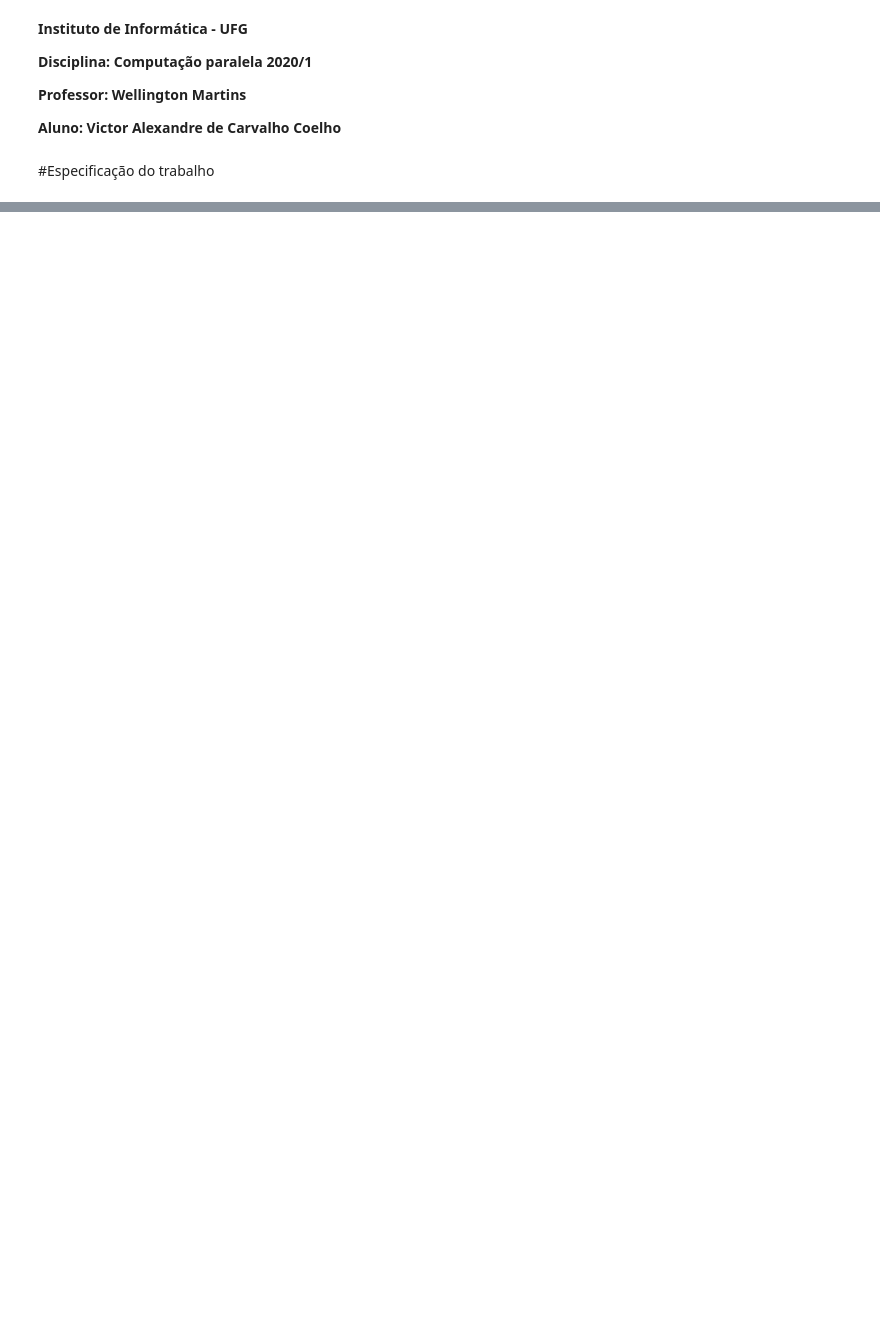
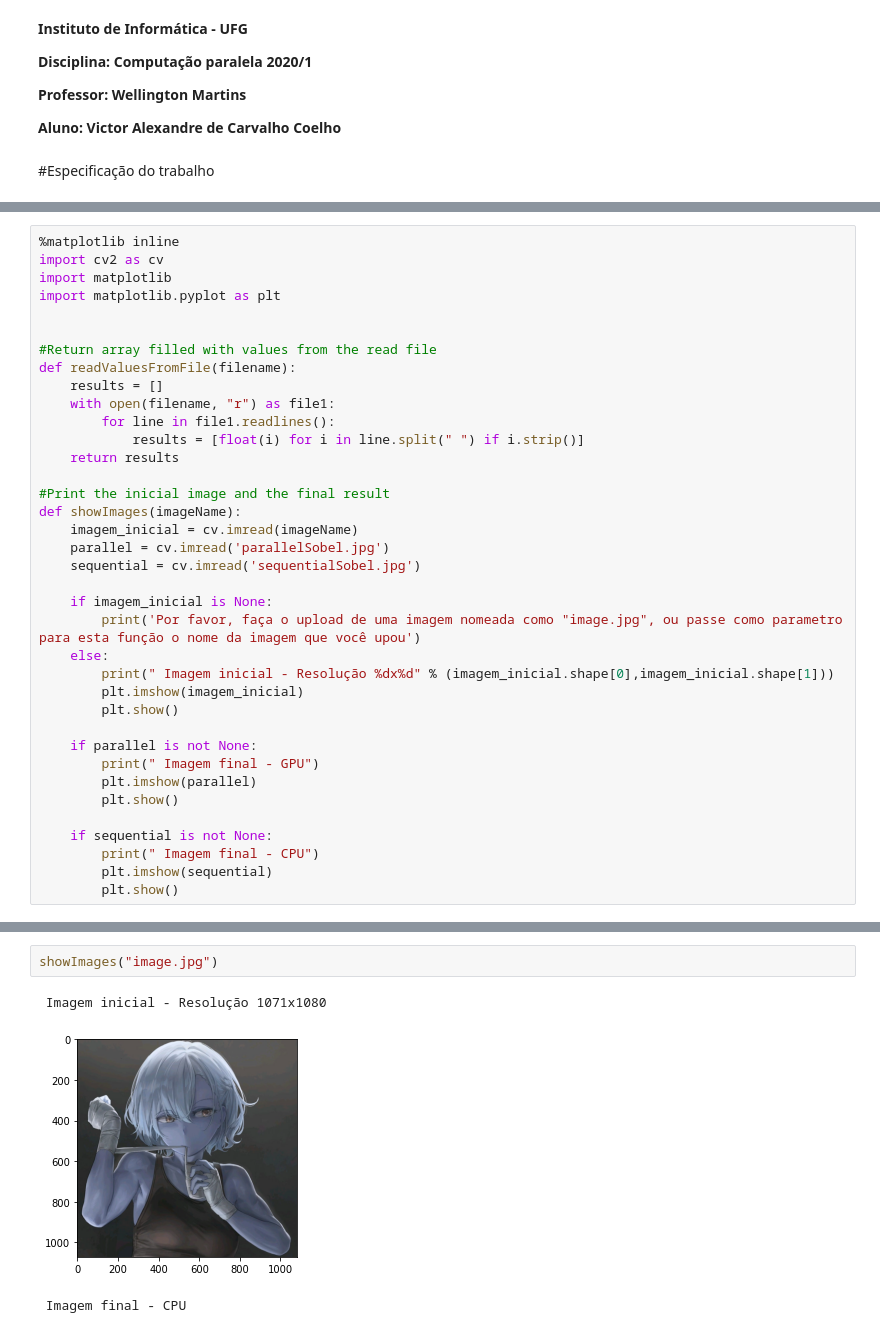
Before and after one commit to victor-alexandre/ParallelComputing, a Jupyter notebook: Implementação.ipynb, the cells around one changed output, grey strips where cells are left out. Drawn from its saved outputs; the diff is of its cells as text; blank space fills up the shorter version.

```diff
--- a/Implementação.ipynb
+++ b/Implementação.ipynb
@@ -2057,0 +101,37 @@ test.cpp:45:55: error: ‘getContext’ is not a member of ‘cv::ocl::Context
+# %%
+%matplotlib inline
+import cv2 as cv
+import matplotlib
+import matplotlib.pyplot as plt
+
+
+#Return array filled with values from the read file
+def readValuesFromFile(filename):
+    results = []
+    with open(filename, "r") as file1:
+        for line in file1.readlines():
+            results = [float(i) for i in line.split(" ") if i.strip()]
+    return results
+
+#Print the inicial image and the final result
+def showImages(imageName):
+    imagem_inicial = cv.imread(imageName)
+    parallel = cv.imread('parallelSobel.jpg')
+    sequential = cv.imread('sequentialSobel.jpg')
+
+    if imagem_inicial is None:
+        print('Por favor, faça o upload de uma imagem nomeada como "image.jpg", ou passe como parametro para esta função o nome da imagem que você upou')
+    else:
+        print(" Imagem inicial - Resolução %dx%d" % (imagem_inicial.shape[0],imagem_inicial.shape[1]))
+        plt.imshow(imagem_inicial)
+        plt.show()
+
+    if parallel is not None:
+        print(" Imagem final - GPU")
+        plt.imshow(parallel)
+        plt.show()
+
+    if sequential is not None:
+        print(" Imagem final - CPU")
+        plt.imshow(sequential)
+        plt.show()
@@ -2057,0 +231,6 @@ test.cpp:45:55: error: ‘getContext’ is not a member of ‘cv::ocl::Context
+# %%
+showImages("image.jpg")
+# %% [output]
+ Imagem inicial - Resolução 1071x1080
+[figure, added]
+ Imagem final - CPU
```
Also changed, not shown: parts of 116 cells of this notebook.
